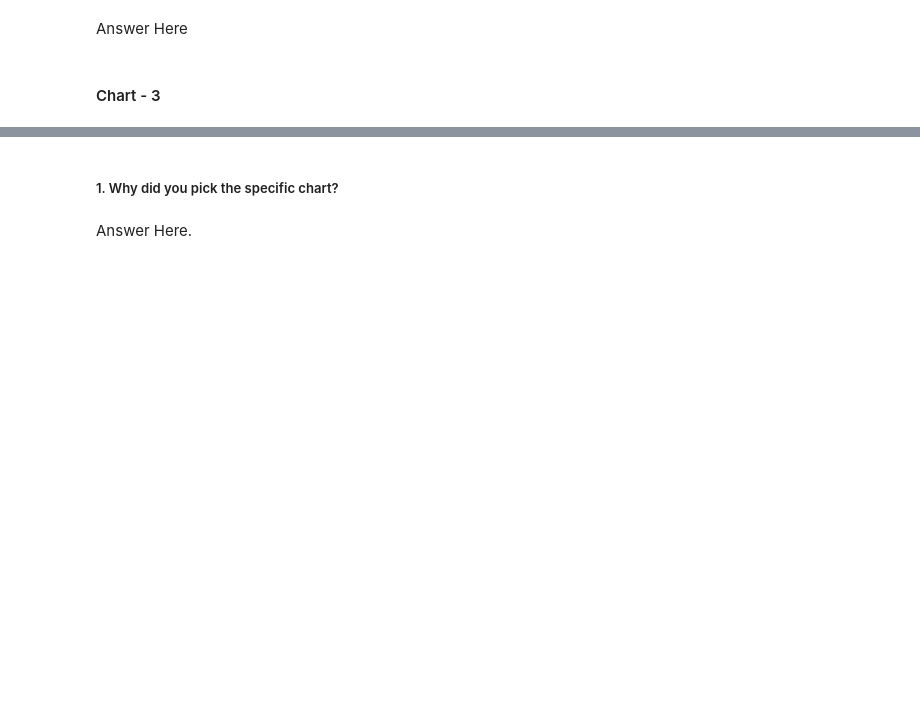
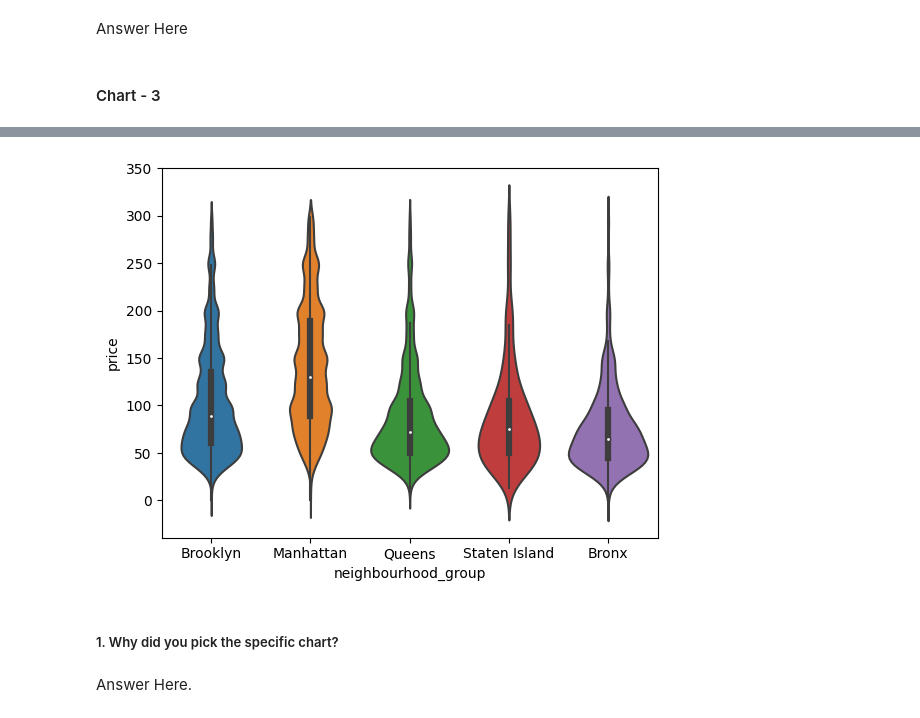
Before and after one commit to Ankit-770/Airbnb-Booking-Analysis-EDA, a Jupyter notebook: EDA_AirBnb_Bookings.ipynb, the cells around one changed output, grey strips where cells are left out. Cells and saved outputs as stored; diff of their text form; code cells hidden in the pictures; blank space fills up the shorter version.

```diff
--- a/EDA_AirBnb_Bookings.ipynb
+++ b/EDA_AirBnb_Bookings.ipynb
@@ -236,3 +394,10 @@ Answer Here
+# %%
+# outlier remove
+new_df = ab_df[ab_df.price<300]
+sns.violinplot(data=new_df, x='neighbourhood_group', y='price')
+plt.show()
+# %% [output]
+[figure, added]
 # %% [markdown]
 ##### 1. Why did you pick the specific chart?
 # %% [markdown]
```
Also changed, not shown: parts of 57 cells of this notebook.
